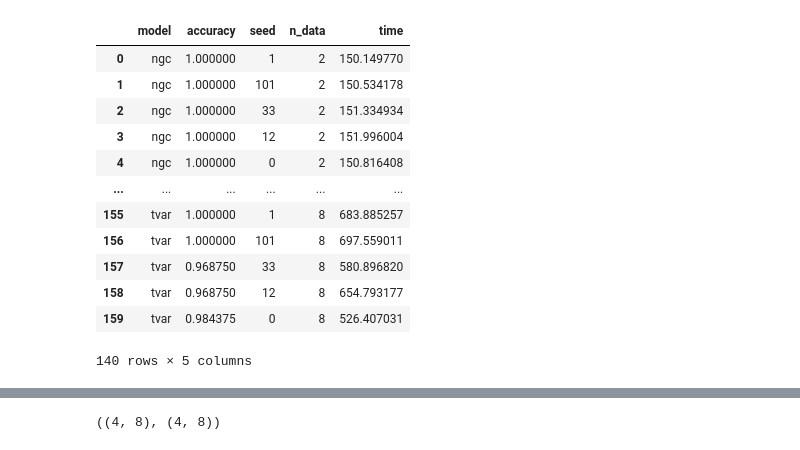
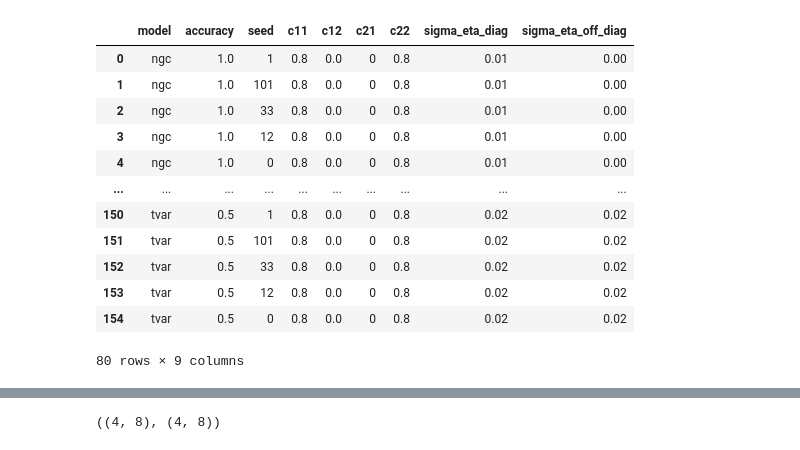
Before and after one commit to brunojerkovic/MasterThesis-1, a Jupyter notebook: DataPlotting.ipynb, the cells around one changed output, grey strips where cells are left out. Saved outputs shown, nothing was run; the diff lists cells and outputs as text; code cells hidden in the pictures.

```diff
--- a/DataPlotting.ipynb
+++ b/DataPlotting.ipynb
@@ -2,45 +2,45 @@
 import numpy as np
 import pandas as pd
 # %%
-experiment = f'3'
+experiment = f'2'
 
 df = pd.read_csv(f'results/{experiment}/processed_data_{experiment}.csv', index_col='Unnamed: 0')
 
 df = df.loc[df.c12 == 0] if int(experiment[0]) == 2 else df
 df = df[df.n_data <= 8] if int(experiment[0]) == 3 else df
 #df = df.drop(columns=['time']) if int(experiment[0]) == 3 else df
 if int(experiment[0]) == 2:
     df.loc[df.sigma_eta_off_diag == -1, 'sigma_eta_off_diag'] = df.sigma_eta_diag
 if 'prior' in df.columns:
     df.loc[df.prior == True, 'model'] = df[df.prior == True].model + '_sparse'
 
 # Dataframe experiment # ALL OF THIS: 7,8
 if int(experiment[0]) > 5:
     acc_cols = [c[:-4] for c in df.columns if c.endswith('_acc')]
     num_repetitions = len(df)
 
     df = pd.concat([df, df, df])
     df = df.reset_index(drop=True)
     df['dataset'] = sorted(acc_cols * num_repetitions)
     df['accuracy'] = np.zeros(df.shape[0])
     for acc_col in acc_cols:
         df.loc[df.dataset == acc_col, 'accuracy'] = df.loc[df.dataset == acc_col, f"{acc_col}_acc"]
 
 df
 # %% [output]
-|  | model | accuracy | seed | n_data | time |
-| 0 | ngc | 1.000000 | 1 | 2 | 150.149770 |
-| 1 | ngc | 1.000000 | 101 | 2 | 150.534178 |
-| 2 | ngc | 1.000000 | 33 | 2 | 151.334934 |
-| 3 | ngc | 1.000000 | 12 | 2 | 151.996004 |
-| 4 | ngc | 1.000000 | 0 | 2 | 150.816408 |
-| ... | ... | ... | ... | ... | ... |
-| 155 | tvar | 1.000000 | 1 | 8 | 683.885257 |
-| 156 | tvar | 1.000000 | 101 | 8 | 697.559011 |
-| 157 | tvar | 0.968750 | 33 | 8 | 580.896820 |
-| 158 | tvar | 0.968750 | 12 | 8 | 654.793177 |
-| 159 | tvar | 0.984375 | 0 | 8 | 526.407031 |
+|  | model | accuracy | seed | c11 | c12 | c21 | c22 | sigma_eta_diag | sigma_eta_off_diag |
+| 0 | ngc | 1.0 | 1 | 0.8 | 0.0 | 0 | 0.8 | 0.01 | 0.00 |
+| 1 | ngc | 1.0 | 101 | 0.8 | 0.0 | 0 | 0.8 | 0.01 | 0.00 |
+| 2 | ngc | 1.0 | 33 | 0.8 | 0.0 | 0 | 0.8 | 0.01 | 0.00 |
+| 3 | ngc | 1.0 | 12 | 0.8 | 0.0 | 0 | 0.8 | 0.01 | 0.00 |
+| 4 | ngc | 1.0 | 0 | 0.8 | 0.0 | 0 | 0.8 | 0.01 | 0.00 |
+| ... | ... | ... | ... | ... | ... | ... | ... | ... | ... |
+| 150 | tvar | 0.5 | 1 | 0.8 | 0.0 | 0 | 0.8 | 0.02 | 0.02 |
+| 151 | tvar | 0.5 | 101 | 0.8 | 0.0 | 0 | 0.8 | 0.02 | 0.02 |
+| 152 | tvar | 0.5 | 33 | 0.8 | 0.0 | 0 | 0.8 | 0.02 | 0.02 |
+| 153 | tvar | 0.5 | 12 | 0.8 | 0.0 | 0 | 0.8 | 0.02 | 0.02 |
+| 154 | tvar | 0.5 | 0 | 0.8 | 0.0 | 0 | 0.8 | 0.02 | 0.02 |
-140 rows × 5 columns
+80 rows × 9 columns
 # %%
 addition = []
 if experiment == '0':
```
Also changed, not shown: parts of 1 cell of this notebook, 13 other files.
